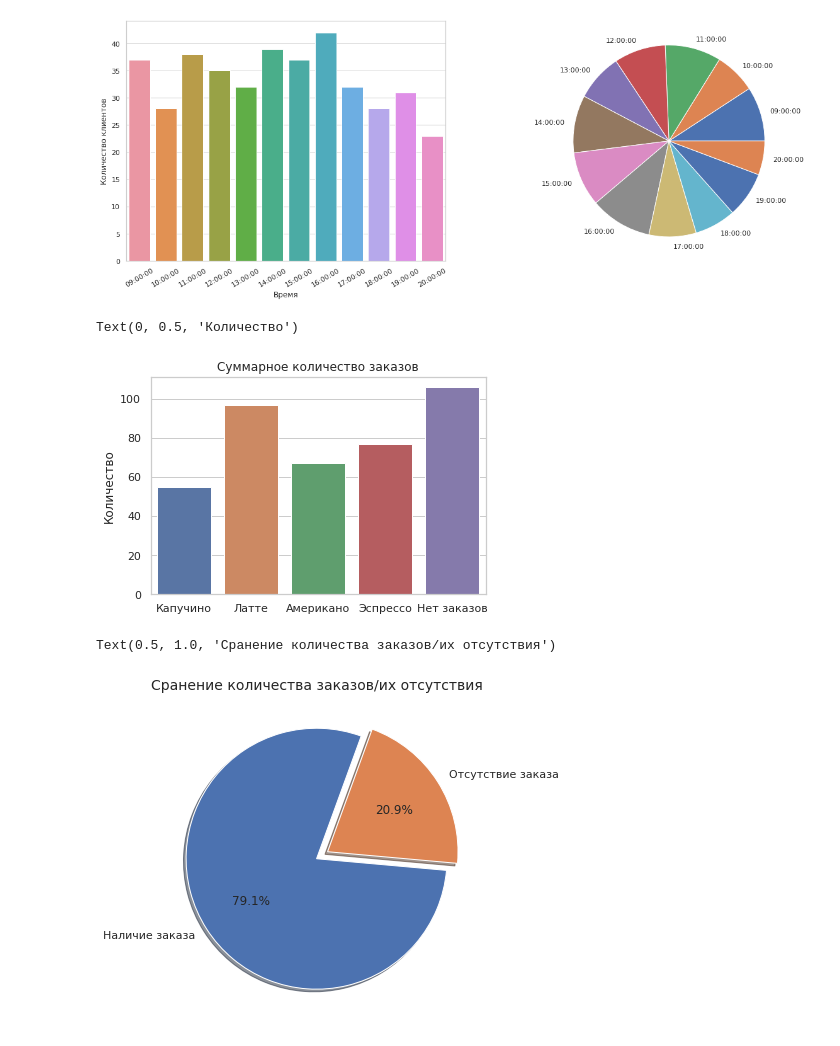
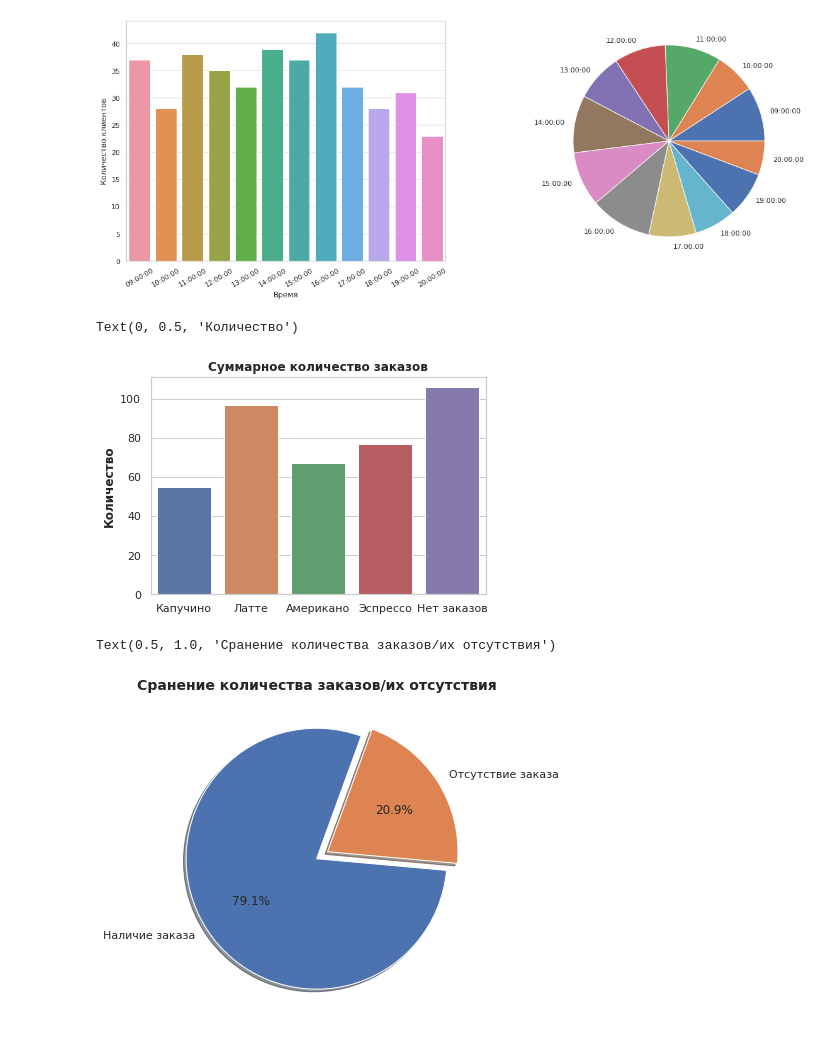
Before and after one commit to Andrey22154/-, a Jupyter notebook: Заказы_кофе.ipynb, the cells around one changed output. Drawn from its saved outputs; the diff is of its cells as text; code cells hidden in the pictures.

```diff
--- a/Заказы_кофе.ipynb
+++ b/Заказы_кофе.ipynb
@@ -40,6 +40,7 @@ data['Количество клиентов'] = data['Капучино'] + data[
 data['Дата'] = data['Дата и время'].dt.date
 data['Время'] = data['Дата и время'].dt.time
 data = data.drop(['Дата и время'], axis = 1)
+data['Количество заказов кофе'] = data['Количество клиентов'] - data['Нет заказов']
 # %%
 data.head()
 # %% [output]
@@ -95,12 +96,12 @@ all_coffe = pd.DataFrame(data[['Капучино', 'Латте', 'Америка
 # %%
 '''Сравнение суммарных заказов за неделю'''
 
 sns.barplot(data = all_coffe, x = all_coffe.index, y = all_coffe[0])
-plt.title('Суммарное количество заказов')
-plt.ylabel('Количество')
+plt.title('Суммарное количество заказов', fontweight='bold')
+plt.ylabel('Количество', fontweight='bold')
 # %% [output]
 Text(0, 0.5, 'Количество')
-[figure, old version]
+[figure, new version]
 # %%
 for_pie = [all_coffe[0].sum(), data['Нет заказов'].sum()] # первый элемент - наличие заказа, второй - отсутствие
 labels = ['Наличие заказа', 'Отсутствие заказа']
@@ -111,7 +112,7 @@ explode = (0, 0.10)
 plt.figure(figsize = (6, 6))
 plt.pie(for_pie, explode = explode, labels = labels, autopct='%1.1f%%',
         shadow=True, startangle=70)
-plt.title("Сранение количества заказов/их отсутствия", fontsize = 14)
+plt.title("Сранение количества заказов/их отсутствия", fontsize = 14, fontweight='bold')
 # %% [output]
 Text(0.5, 1.0, 'Сранение количества заказов/их отсутствия')
-[figure, old version]
+[figure, new version]
```
Also changed, not shown: parts of 4 cells of this notebook.
